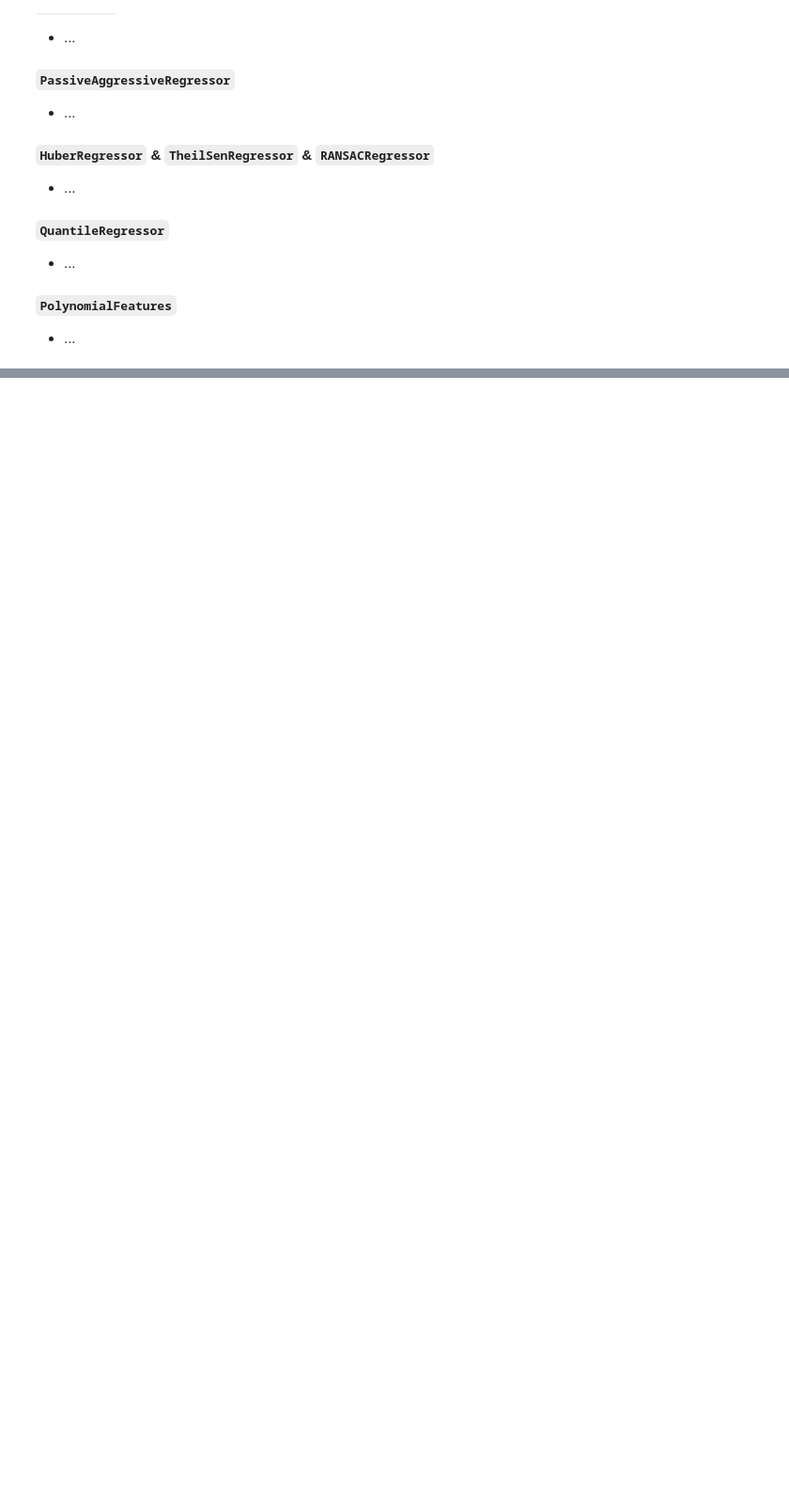
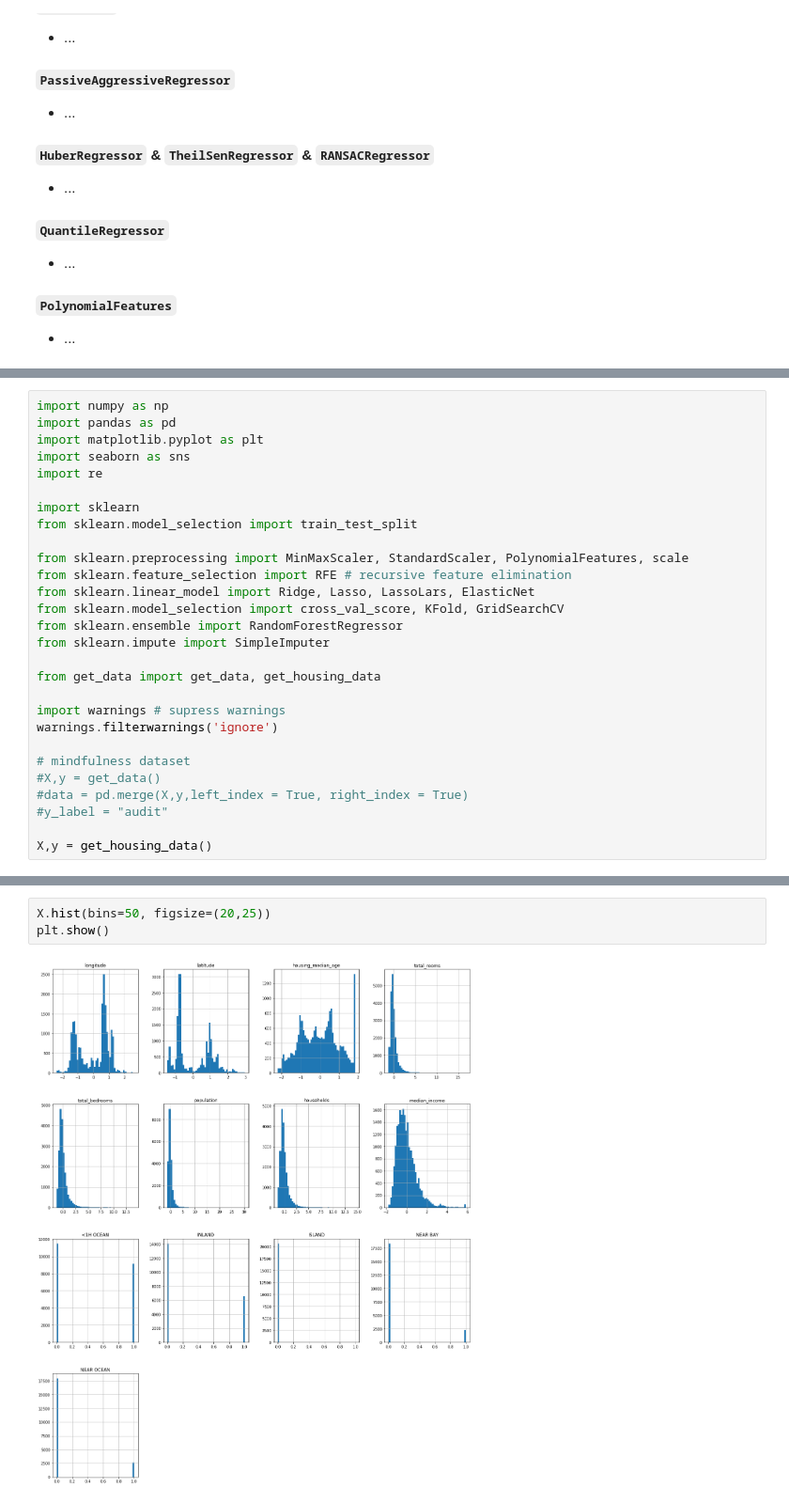
Before and after one commit to dominikpegler/internship_ml, a Jupyter notebook: playground.ipynb, the cells around one changed output, grey strips where cells are left out. Shown at 94% size. Saved outputs shown, nothing was run; the diff lists cells and outputs as text; blank space fills up the shorter version.

```diff
--- a/playground.ipynb
+++ b/playground.ipynb
@@ -362,0 +80,28 @@ print(r2)
+# %%
+import numpy as np
+import pandas as pd
+import matplotlib.pyplot as plt
+import seaborn as sns
+import re
+
+import sklearn
+from sklearn.model_selection import train_test_split
+
+from sklearn.preprocessing import MinMaxScaler, StandardScaler, PolynomialFeatures, scale
+from sklearn.feature_selection import RFE # recursive feature elimination
+from sklearn.linear_model import Ridge, Lasso, LassoLars, ElasticNet
+from sklearn.model_selection import cross_val_score, KFold, GridSearchCV
+from sklearn.ensemble import RandomForestRegressor
+from sklearn.impute import SimpleImputer
+
+from get_data import get_data, get_housing_data
+
+import warnings # supress warnings
+warnings.filterwarnings('ignore')
+
+# mindfulness dataset
+#X,y = get_data()
+#data = pd.merge(X,y,left_index = True, right_index = True)
+#y_label = "audit"
+
+X,y = get_housing_data()
@@ -362,0 +118,5 @@ print(r2)
+# %%
+X.hist(bins=50, figsize=(20,25))
+plt.show()
+# %% [output]
+[figure, added]
```
Also changed, not shown: parts of 39 cells of this notebook, 5 other files.
